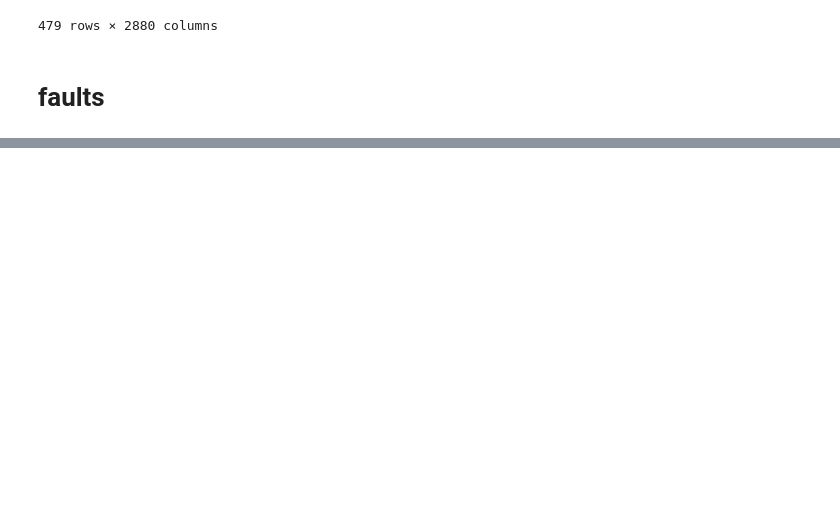
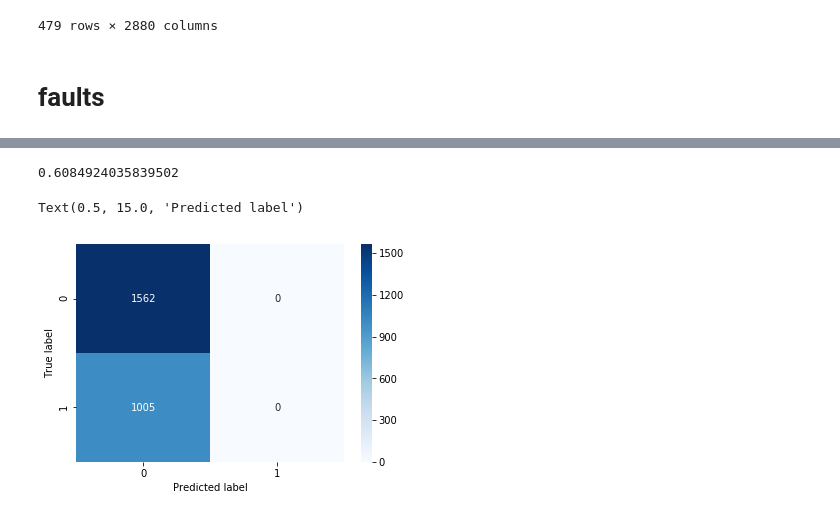
Before and after one commit to susano0/Electric-Fault-Prediction, a Jupyter notebook: TS_LSTM.ipynb, the cells around one changed output, grey strips where cells are left out. Saved outputs shown, nothing was run; the diff lists cells and outputs as text; code cells hidden in the pictures; blank space fills up the shorter version.

```diff
--- a/TS_LSTM.ipynb
+++ b/TS_LSTM.ipynb
@@ -275,3 +232,17 @@ plt.show()
+# %%
+pred = model.predict(x_train)
+predict_classes = pred.argmax(axis = 1)
+# Accuracy
+print(sum(predict_classes==y_train)/len(y_train))
+
+cm = confusion_matrix(y_train,predict_classes)
+sns.heatmap(confusion_matrix(y_train,predict_classes),annot=True,fmt='d',cmap="Blues")
+plt.ylabel('True label')
+plt.xlabel('Predicted label')
+# %% [output]
+0.6084924035839502
+Text(0.5, 15.0, 'Predicted label')
+[figure, added]
 # %%
 pred = model.predict(x_test)
 predict_classes = pred.argmax(axis = 1)
```
Also changed, not shown: parts of 28 cells of this notebook.
